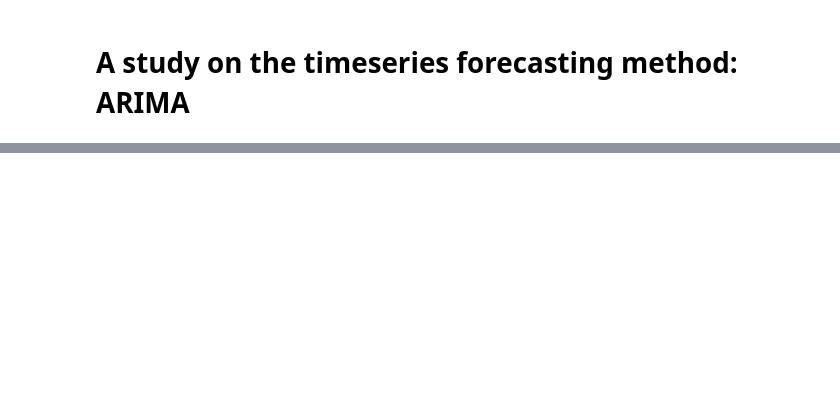
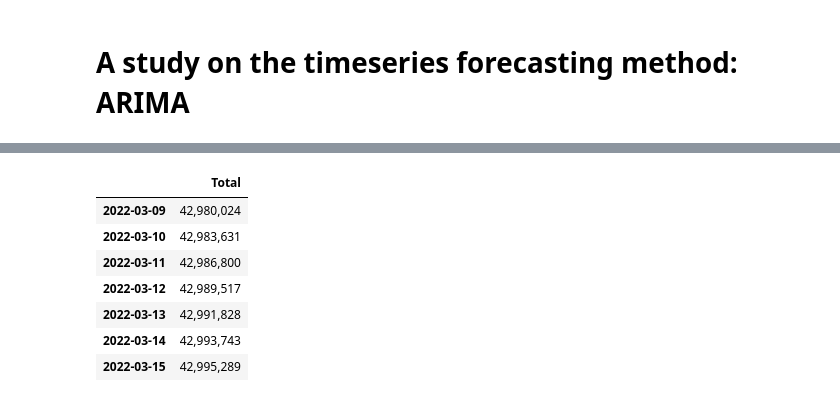
Before and after one commit to majimearun/crux-round3-tasks, a Jupyter notebook: task1/arima.ipynb, the cells around one changed output, grey strips where cells are left out. Drawn from its saved outputs; the diff is of its cells as text; code cells hidden in the pictures; blank space fills up the shorter version.

```diff
--- a/task1/arima.ipynb
+++ b/task1/arima.ipynb
@@ -141,0 +242,3 @@ fig.add_trace(go.Scatter(x=df[-28:].index, y=pred, name="Predicted"))
+# %%
+forecast = model.get_forecast(steps=7, exog = is_holiday)
+mean_forecast=forecast.predicted_mean
@@ -141,0 +256,7 @@ fig.add_trace(go.Scatter(x=df[-28:].index, y=pred, name="Predicted"))
+# %%
+# converting to cumulative form for final plot and prediction format
+start = confirmed_dfs[0]["Total"][-1]
+predictions_cumulative = []
+for i in mean_forecast :
+    start = start + i
+    predictions_cumulative.append(start)
@@ -141,0 +275,21 @@ fig.add_trace(go.Scatter(x=df[-28:].index, y=pred, name="Predicted"))
+# %%
+# function to format the number for easy readability
+def format_number(number):
+    s, *d = str(number).partition(".")
+    r = ",".join([s[x-3:x] for x in range(-3, -len(s), -3)][::-1] + [s[-3:]])
+    return "".join([r] + d)
+# %%
+predictions = pd.DataFrame()
+predictions.index = datelist
+predictions["Total"] = [format_number(str(int(i))) for i in predictions_cumulative]
+# %%
+predictions
+# %% [output]
+|  | Total |
+| 2022-03-09 | 42,980,024 |
+| 2022-03-10 | 42,983,631 |
+| 2022-03-11 | 42,986,800 |
+| 2022-03-12 | 42,989,517 |
+| 2022-03-13 | 42,991,828 |
+| 2022-03-14 | 42,993,743 |
+| 2022-03-15 | 42,995,289 |
```
Also changed, not shown: parts of 55 cells of this notebook, 1 other file.
